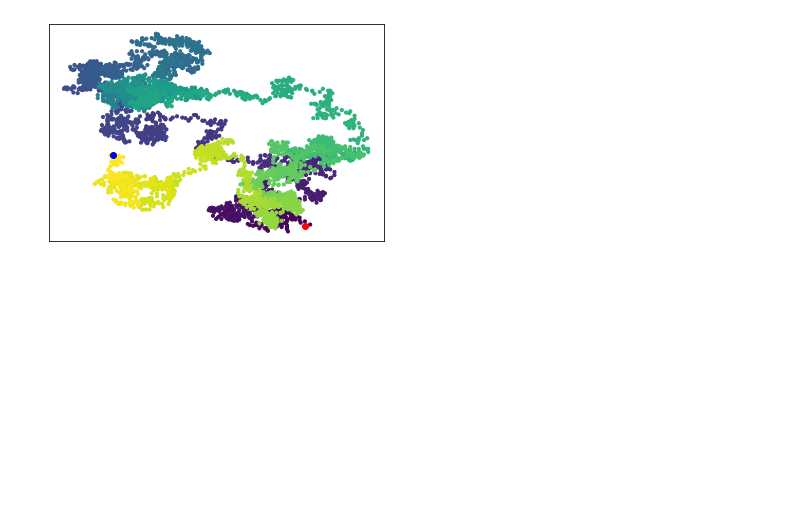
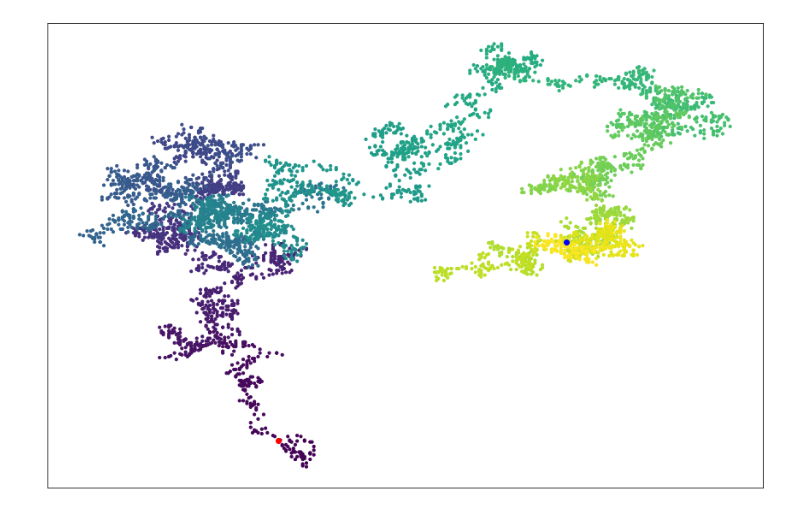
Before and after one commit to prubach/Python_Winter_2019_2, a Jupyter notebook: RandomWalk.ipynb, the cells around one changed output. Cells and saved outputs as stored; diff of their text form; code cells hidden in the pictures; blank space fills up the shorter version.

```diff
--- a/RandomWalk.ipynb
+++ b/RandomWalk.ipynb
@@ -15,31 +15,33 @@ class RandomWalk:
 
     def walk(self):
         while len(self.x_val)<self.num_pts:
             x_dir = choice([-1, 1])
             x_dist = choice([0, 1, 2, 3, 4, 5])
             y_dir = choice([-1, 1])
             y_dist = choice([0, 1, 2, 3, 4, 5])
 
             x_step = x_dir*x_dist
             y_step = y_dir*y_dist
             if x_step==0 and y_step==0:
                 continue
             x_next = self.x_val[-1] + x_step
             y_next = self.y_val[-1] + y_step
             self.x_val.append(x_next)
             self.y_val.append(y_next)
 
 rw = RandomWalk()
 rw.walk()
 #plt.scatter(rw.x_val, rw.y_val, s=10)
 pts_idx = list(range(rw.num_pts))
+plt.figure(figsize=(15,10))
 plt.scatter(rw.x_val, rw.y_val, c=pts_idx, s=10)
+#plt.scatter(rw.x_val, rw.y_val, c=pts_idx, cmap=plt.cm.Reds, s=10)
 # start point
 plt.scatter(rw.x_val[0], rw.y_val[0], c='red')
 plt.scatter(rw.x_val[-1], rw.y_val[-1], c='blue')
 plt.axes().get_xaxis().set_visible(False)
 plt.axes().get_yaxis().set_visible(False)
 #plt.show()
 plt.savefig('randomwalk.png')
 # %% [output]
-[figure, old version]
+[figure, new version]
```
Also changed, not shown: 2 other files.
